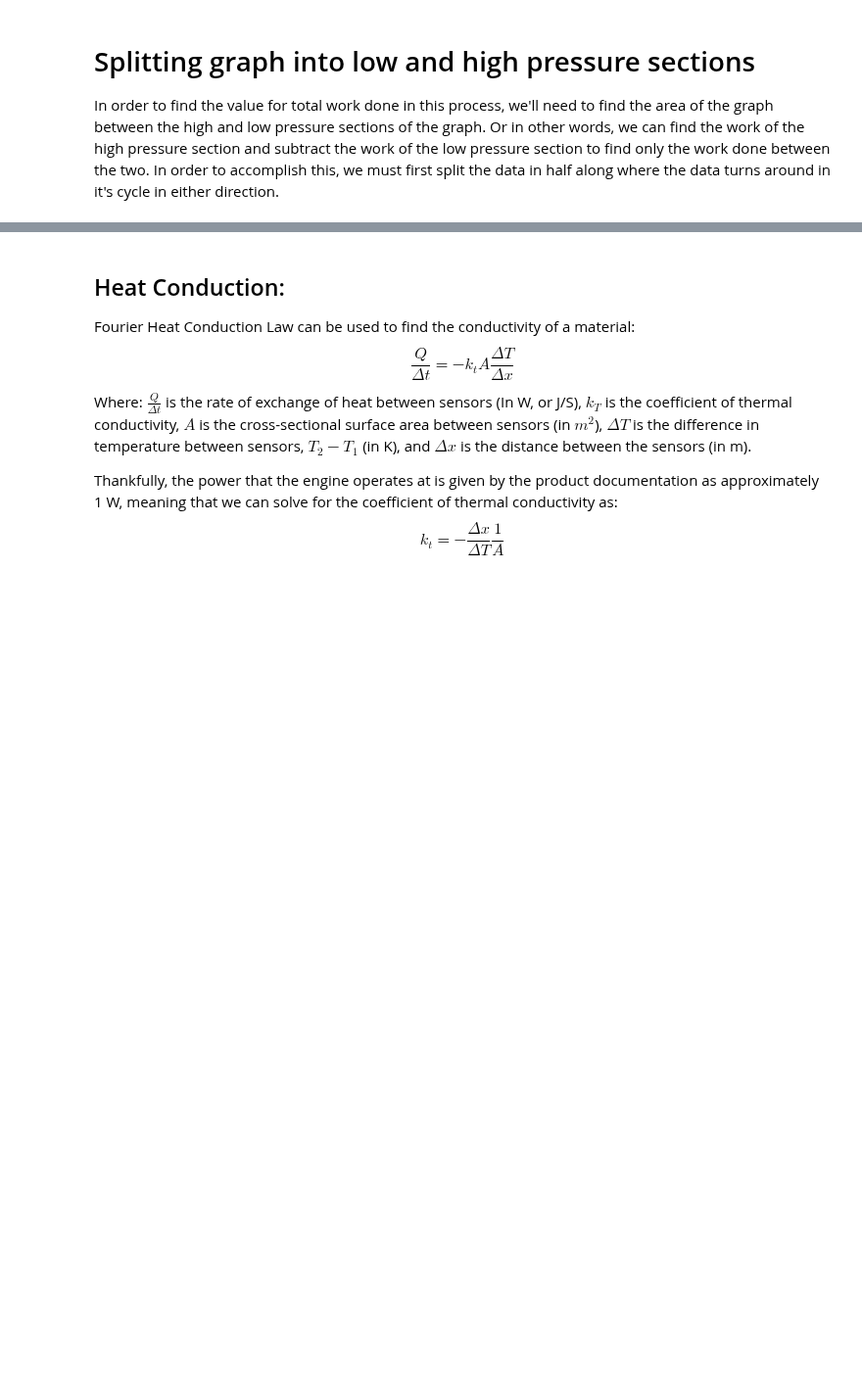
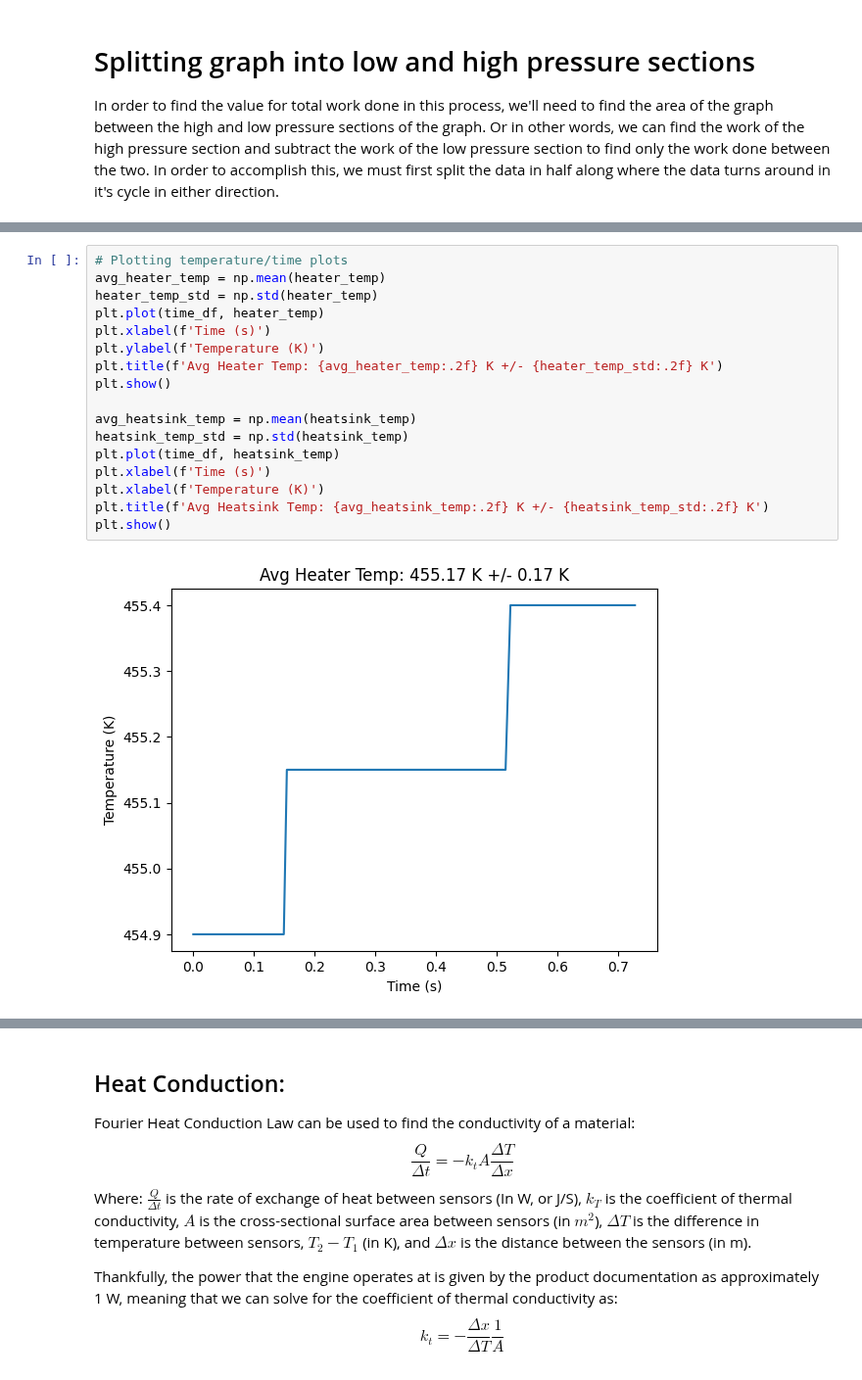
Before and after one commit to maraMaraschino/Adv-Lab, a Jupyter notebook: Stirling Engine/Lab/stirling-engine.ipynb, the cells around one changed output, grey strips where cells are left out. Shown at 98% size. Drawn from its saved outputs; the diff is of its cells as text; blank space fills up the shorter version.

```diff
--- a/Stirling Engine/Lab/stirling-engine.ipynb
+++ b/Stirling Engine/Lab/stirling-engine.ipynb
@@ -318,0 +162,19 @@ avg: 1.09e-03
+# %%
+# Plotting temperature/time plots
+avg_heater_temp = np.mean(heater_temp)
+heater_temp_std = np.std(heater_temp)
+plt.plot(time_df, heater_temp)
+plt.xlabel(f'Time (s)')
+plt.ylabel(f'Temperature (K)')
+plt.title(f'Avg Heater Temp: {avg_heater_temp:.2f} K +/- {heater_temp_std:.2f} K')
+plt.show()
+
+avg_heatsink_temp = np.mean(heatsink_temp)
+heatsink_temp_std = np.std(heatsink_temp)
+plt.plot(time_df, heatsink_temp)
+plt.xlabel(f'Time (s)')
+plt.xlabel(f'Temperature (K)')
+plt.title(f'Avg Heatsink Temp: {avg_heatsink_temp:.2f} K +/- {heatsink_temp_std:.2f} K')
+plt.show()
+# %% [output]
+[figure, added]
```
Also changed, not shown: parts of 22 cells of this notebook.
